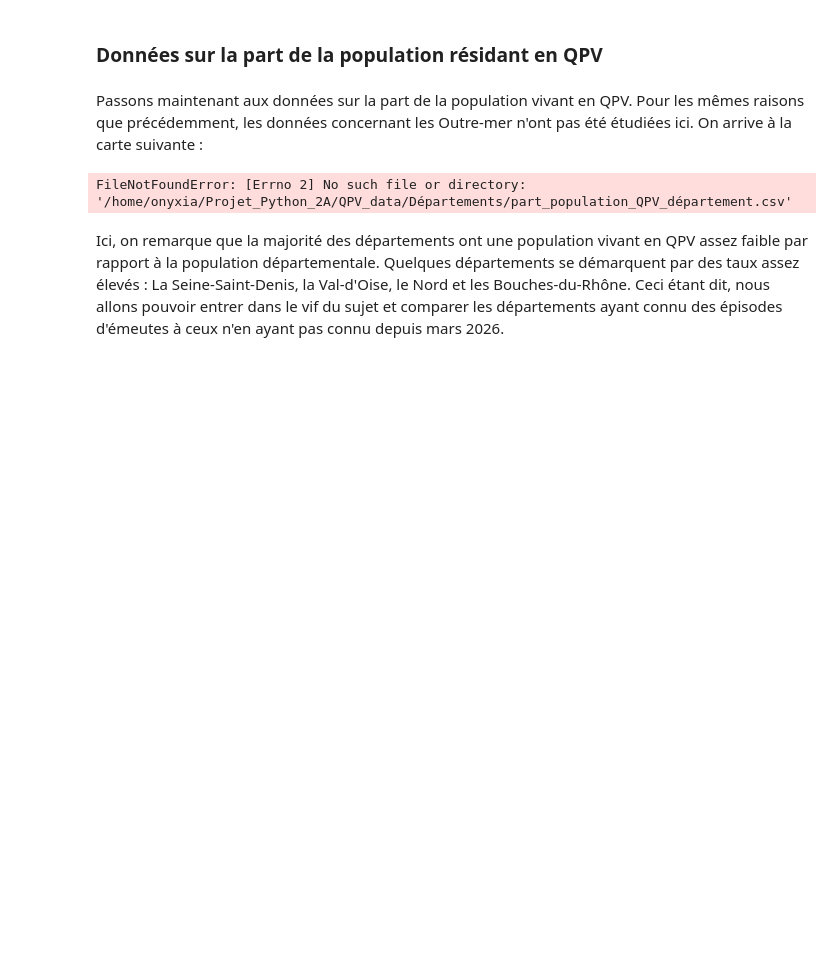
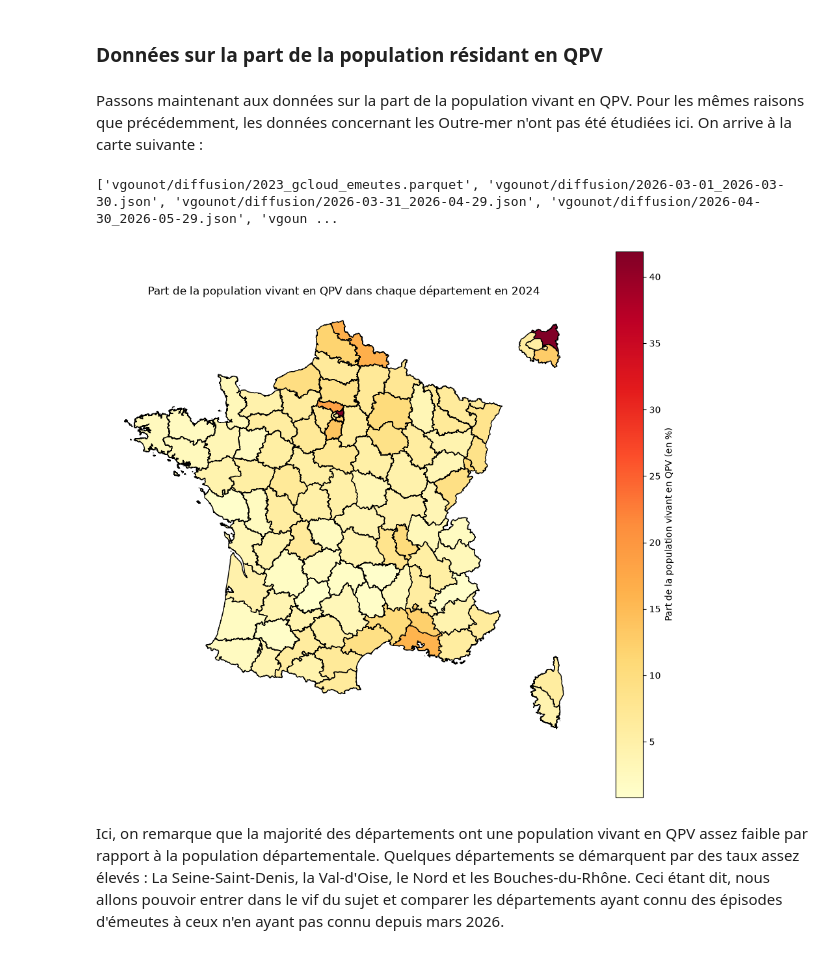
Before and after one commit to mathsomm/Des_chiffres_et_des_emeutes, a Jupyter notebook: Projet_main.ipynb, the cells around one changed output. Drawn from its saved outputs; the diff is of its cells as text; code cells hidden in the pictures; blank space fills up the shorter version.

```diff
--- a/Projet_main.ipynb
+++ b/Projet_main.ipynb
@@ -563,7 +563,8 @@ Contrairement aux émeutes, il semble plus compliqué de dire qu'il y ait une di
 Passons maintenant aux données sur la part de la population vivant en QPV. Pour les mêmes raisons que précédemment, les données concernant les Outre-mer n'ont pas été étudiées ici. On arrive à la carte suivante :
 # %%
 ## Importation des données
-with fs.open("vgounot/diffusion/part_population_QPV_département.csv", "r", encoding="utf-8") as f:
+
+with fs.open("vgounot/diffusion/part_population_QPV_département.csv", "r", encoding="utf-8") as f:
        data_QPV = pd.read_csv(f, sep=";", skiprows=2, dtype={"Code" : str})
 
 ## Nettoyage des données
@@ -581,34 +582,35 @@ url_fond_de_carte = ("https://minio.lab.sspcloud.fr/projet-cartiflette/productio
 départements = gpd.read_file(url_fond_de_carte)
 
 départements = départements[~départements["INSEE_DEP"].str.startswith("97")]
 départements = départements.to_crs(2154)
 
 carte = départements.merge(data_QPV, left_on="INSEE_DEP", right_on="Code", how="left")
 
 petite_couronne = carte[carte["INSEE_DEP"].isin(["75", "92", "93", "94"])]
 
 variable = "QPV - Quartiers prioritaires de la politique de la ville 2024 : Part de la population municipale résidant en QPV"
 
 fig = plt.figure(figsize=(16,10))
 
 ax1 = fig.add_axes([0.03, 0.08, 0.58, 0.84])
 ax2 = fig.add_axes([0.35, 0.65, 0.20, 0.25])
 
 xmin, ymin, xmax, ymax = petite_couronne.total_bounds
 ax2.set_xlim(xmin-50000, xmax+50000)
 ax2.set_ylim(ymin-50000, ymax+50000)
 
 vmin = carte[variable].min()
 vmax = carte[variable].max()
 
 graphe = carte.plot(column=variable, ax=ax1, cmap="YlOrRd", vmin=vmin, vmax=vmax, edgecolor="black", legend=True, legend_kwds={"label": "Part de la population vivant en QPV (en %)"})
 petite_couronne.plot(column=variable, ax=ax2, cmap="YlOrRd", vmin=vmin, vmax=vmax, edgecolor="black")
 graphe.set_axis_off()
 graphe.set_title("Part de la population vivant en QPV dans chaque département en 2024")
 ax2.set_axis_off()
 plt.show()
 # %% [output]
-FileNotFoundError: [Errno 2] No such file or directory: '/home/onyxia/Projet_Python_2A/QPV_data/Départements/part_population_QPV_département.csv'
+['vgounot/diffusion/2023_gcloud_emeutes.parquet', 'vgounot/diffusion/2026-03-01_2026-03-30.json', 'vgounot/diffusion/2026-03-31_2026-04-29.json', 'vgounot/diffusion/2026-04-30_2026-05-29.json', 'vgoun ...
+[figure, added]
 # %% [markdown]
 Ici, on remarque que la majorité des départements ont une population vivant en QPV assez faible par rapport à la population départementale. Quelques départements se démarquent par des taux assez élevés : La Seine-Saint-Denis, la Val-d'Oise, le Nord et les Bouches-du-Rhône.
 Ceci étant dit, nous allons pouvoir entrer dans le vif du sujet et comparer les départements ayant connu des épisodes d'émeutes à ceux n'en ayant pas connu depuis mars 2026.
```
Also changed, not shown: parts of 2 cells of this notebook.
